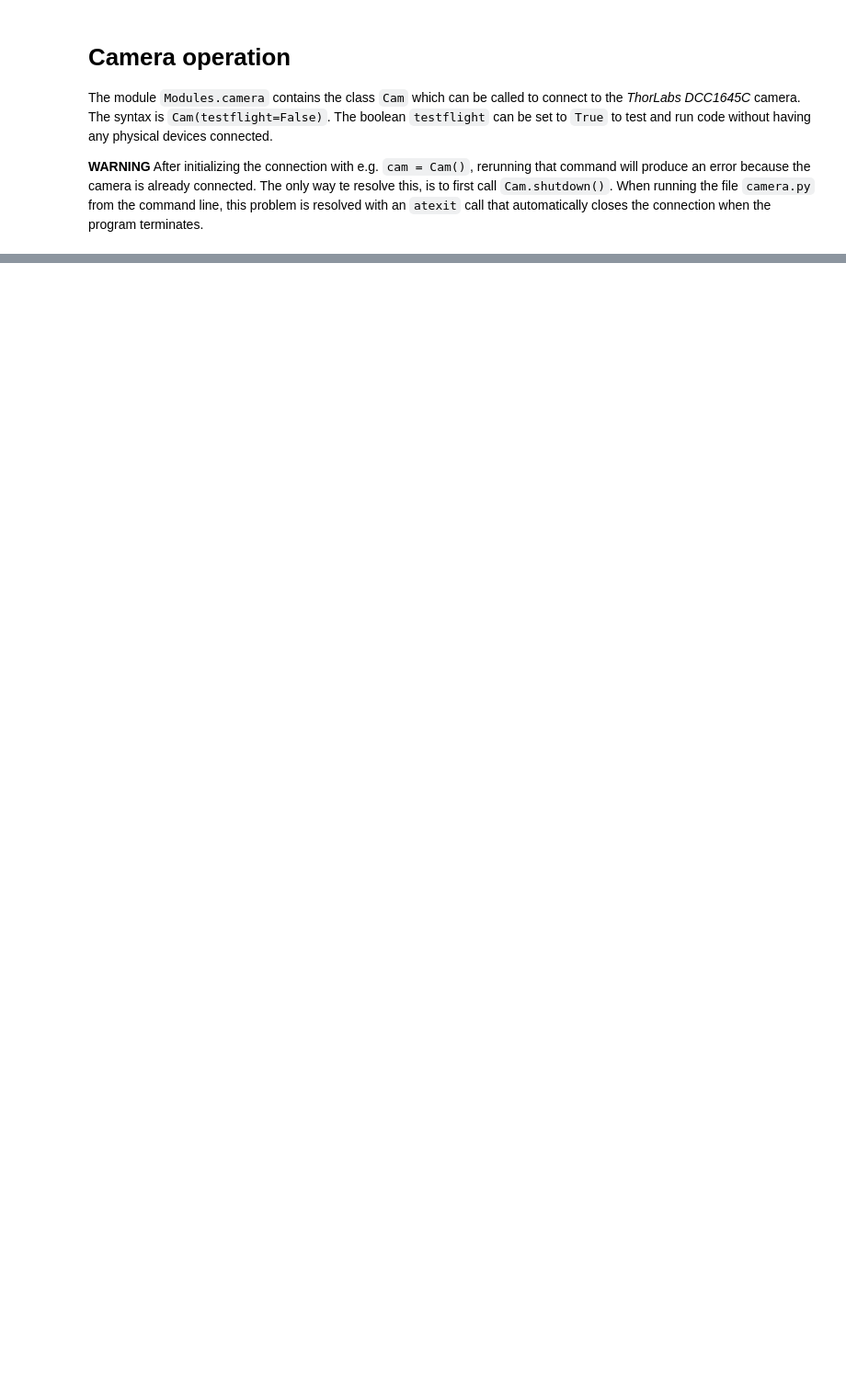
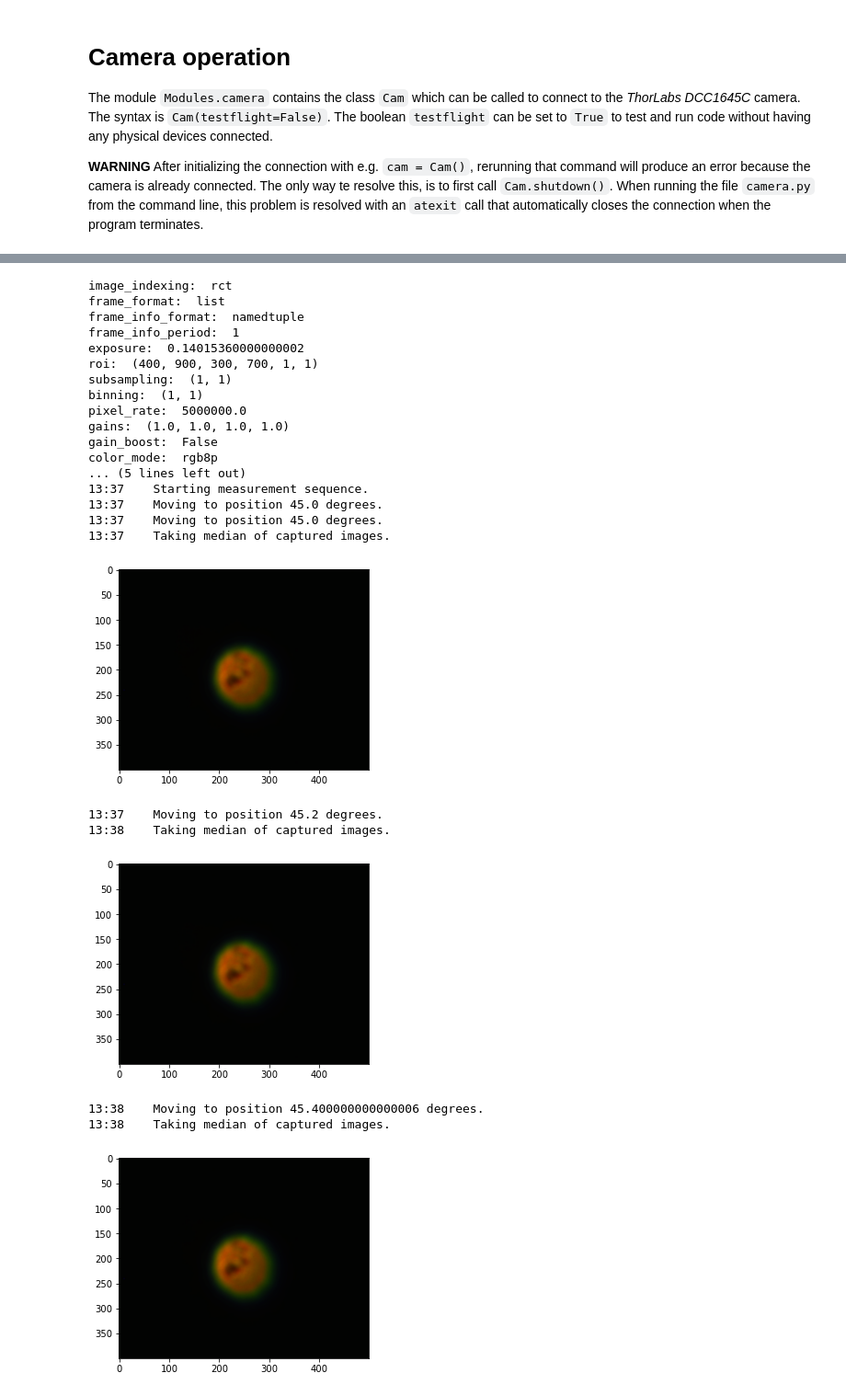
Before and after one commit to MooiMop/Beetle-Classifer-Robot, a Jupyter notebook: master.ipynb, the cells around one changed output, grey strips where cells are left out. Shown at 92% size. Drawn from its saved outputs; the diff is of its cells as text; code cells hidden in the pictures; blank space fills up the shorter version.

```diff
--- a/master.ipynb
+++ b/master.ipynb
@@ -62,0 +196,37 @@ time.struct_time(tm_year=2021, tm_mon=11, tm_mday=3, tm_hour=11, tm_min=16, tm_s
+# %%
+measurement_name = 'S polarization'
+metadata = {
+    'Polarization source': 'S',
+    'color filter': 'no',
+}
+experiment.brewster_sequence(measurement_name, metadata,
+                             domain=[45, 65],
+                             step_size=0.2,
+                             nframes=100,
+                             dark=False,
+                            )
+# %% [output]
+image_indexing:  rct
+frame_format:  list
+frame_info_format:  namedtuple
+frame_info_period:  1
+exposure:  0.14015360000000002
+roi:  (400, 900, 300, 700, 1, 1)
+subsampling:  (1, 1)
+binning:  (1, 1)
+pixel_rate:  5000000.0
+gains:  (1.0, 1.0, 1.0, 1.0)
+gain_boost:  False
+color_mode:  rgb8p
+... (5 lines left out)
+13:37    Starting measurement sequence.
+13:37    Moving to position 45.0 degrees.
+13:37    Moving to position 45.0 degrees.
+13:37    Taking median of captured images.
+[figure, added]
+13:37    Moving to position 45.2 degrees.
+13:38    Taking median of captured images.
+[figure, added]
+13:38    Moving to position 45.400000000000006 degrees.
+13:38    Taking median of captured images.
+[figure, added]
```
Also changed, not shown: parts of 35 cells of this notebook, 9 other files.
